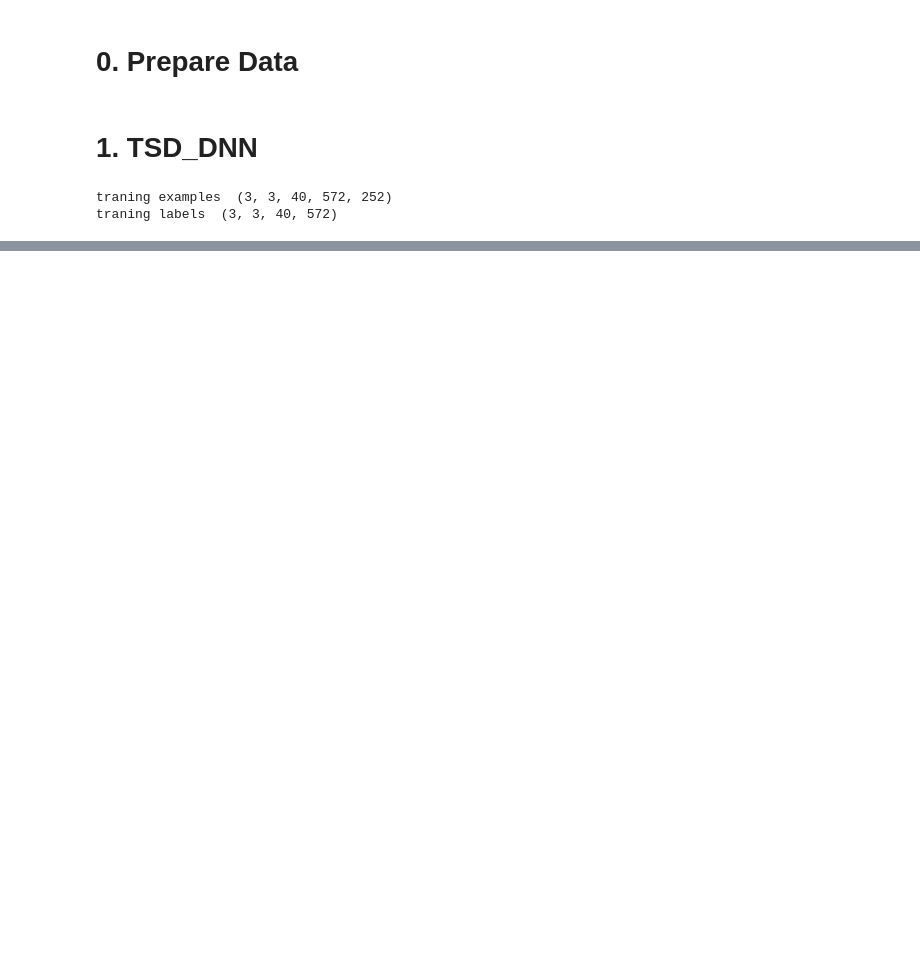
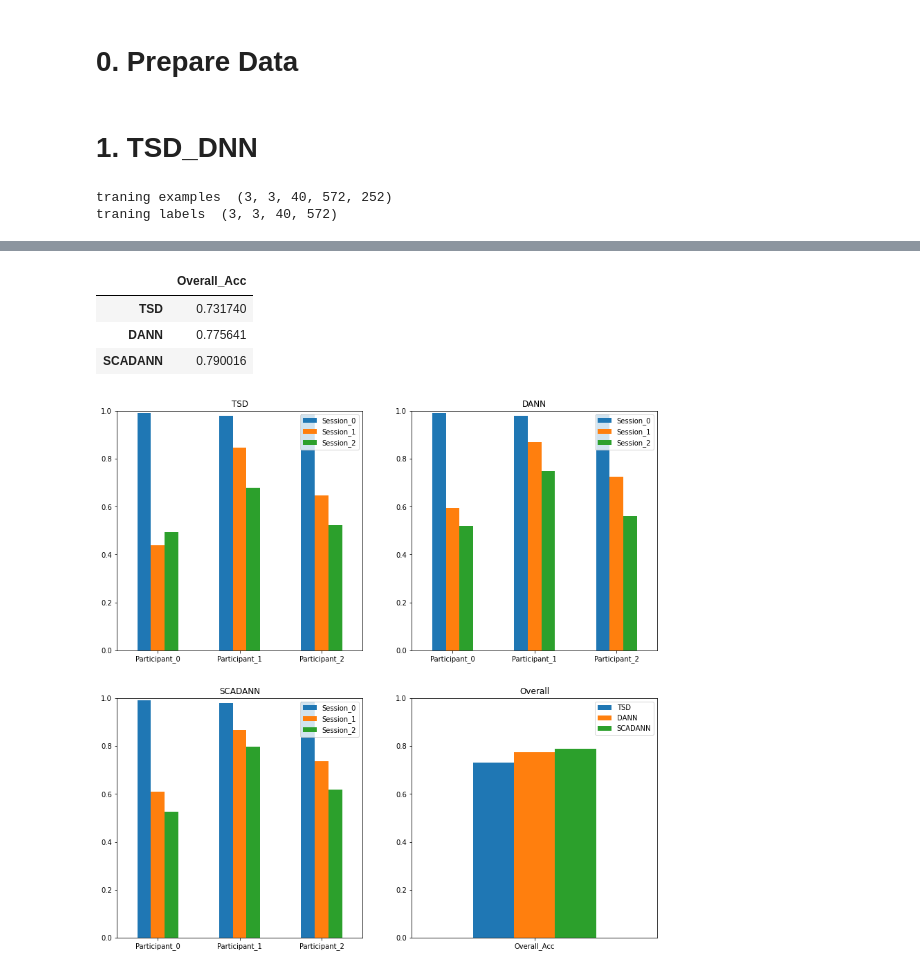
Before and after one commit to aonai/long_term_myo_notes, a Jupyter notebook: test_code/test_on_myo.ipynb, the cells around one changed output, grey strips where cells are left out. Drawn from its saved outputs; the diff is of its cells as text; code cells hidden in the pictures; blank space fills up the shorter version.

```diff
--- a/test_code/test_on_myo.ipynb
+++ b/test_code/test_on_myo.ipynb
@@ -103,0 +343,20 @@ plt.show()
+# %%
+overall_acc_df = pd.DataFrame([TSD_acc_overall, DANN_acc_overall, SCADANN_acc_overall],
+                             index = ["TSD", "DANN", "SCADANN"],
+                             columns = ["Overall_Acc"])
+overall_acc_df
+# %% [output]
+|  | Overall_Acc |
+| TSD | 0.731740 |
+| DANN | 0.775641 |
+| SCADANN | 0.790016 |
+# %%
+fig, axes = plt.subplots(nrows=2, ncols=2, figsize=(14,14))
+acc_list = [TSD_df, DANN_df, SCADANN_df, overall_acc_df]
+title_list = ["TSD", "DANN", "SCADANN", "Overall"]
+for idx, ax in enumerate(axes.reshape(-1)):
+    acc_list[idx].transpose().plot.bar(ax = ax, rot=0)
+    ax.set_title(title_list[idx])
+    ax.set_ylim([0, 1.0])
+# %% [output]
+[figure, added]
```
Also changed, not shown: parts of 23 cells of this notebook, 2 other files.
